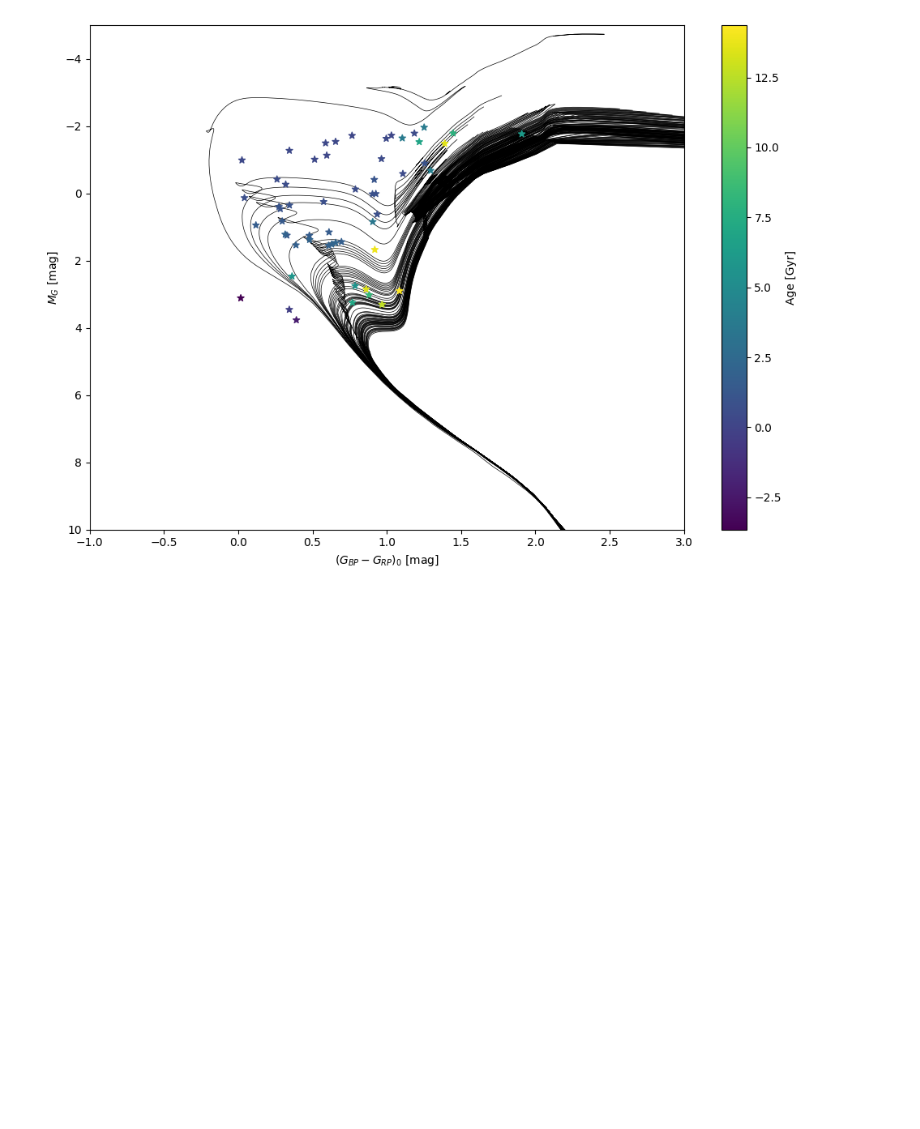
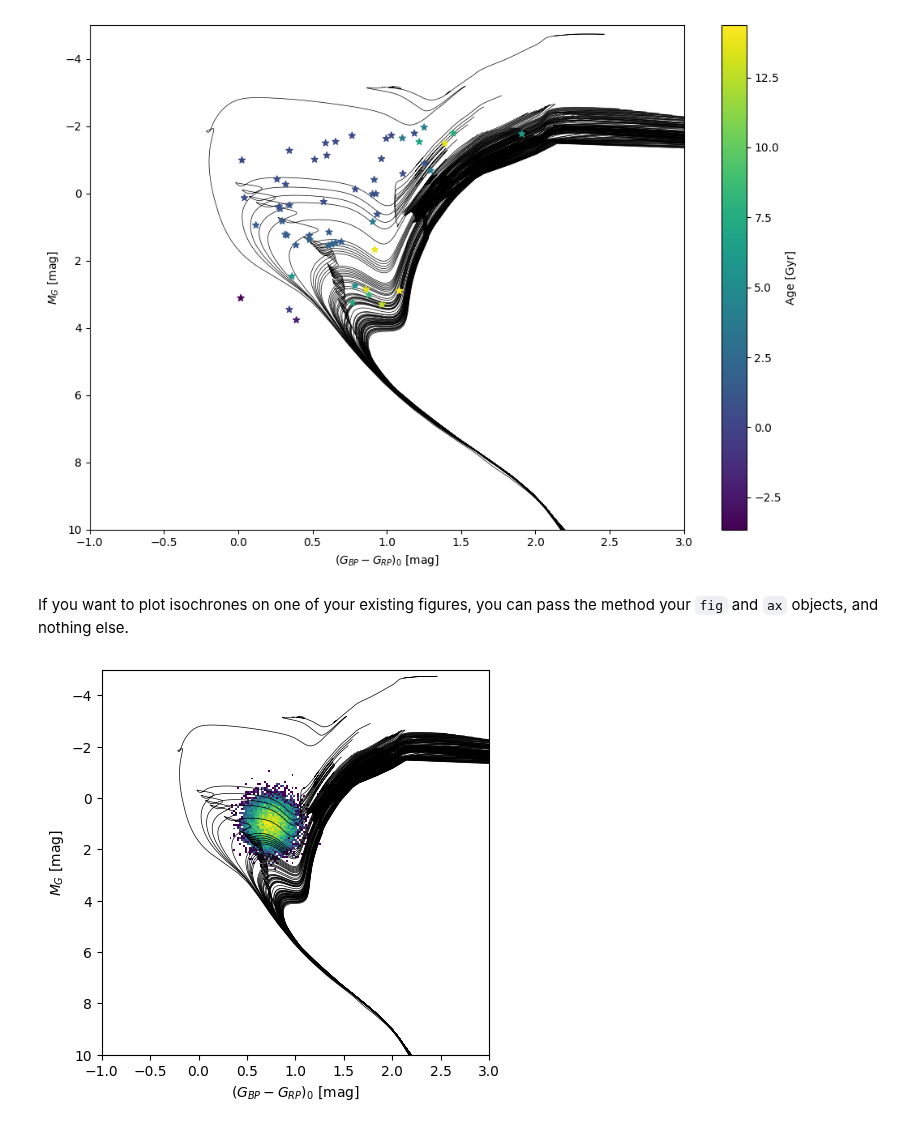
Before and after one commit to star-age/NEST-docs, a Jupyter notebook: _sources/tutorial.ipynb, the cells around one changed output. Drawn from its saved outputs; the diff is of its cells as text; code cells hidden in the pictures; blank space fills up the shorter version.

Commit message:
added HR diagram plot section

```diff
--- a/_sources/tutorial.ipynb
+++ b/_sources/tutorial.ipynb
@@ -272,3 +272,25 @@ age_model.HR_diagram(met,mag,col)
  -1.45770351 -1.35437757 -1.3383892  -0.56005627 -1.9707767  -0.27094966
  -1.1096759  -1.40044736 -1.15568618 -0.37959835] <class 'numpy.ndarray'>
 [figure]
+# %% [markdown]
+If you want to plot isochrones on one of your existing figures, you can pass the method your `fig` and `ax` objects, and nothing else.
+# %%
+from matplotlib.colors import LogNorm
+
+fig,ax = plt.subplots(figsize=(5,5))
+
+age_model = NEST.BaSTIModel()
+age_model.HR_diagram(fig=fig,ax=ax)
+
+mag = np.random.normal(1  , .5  , size=10_000)
+col = np.random.normal(.75, .125, size=10_000)
+
+ax.hist2d(col,mag,bins=200,range=((-1,3),(-5,10)),norm=LogNorm())
+
+plt.xlim(-1,3)
+plt.ylim(10,-5)
+
+plt.xlabel(r'$(G_{BP} - G_{RP})_0$ [mag]')
+plt.ylabel(r'$M_G$ [mag]');
+# %% [output]
+[figure, added]
```
Also changed, not shown: 4 other files.
